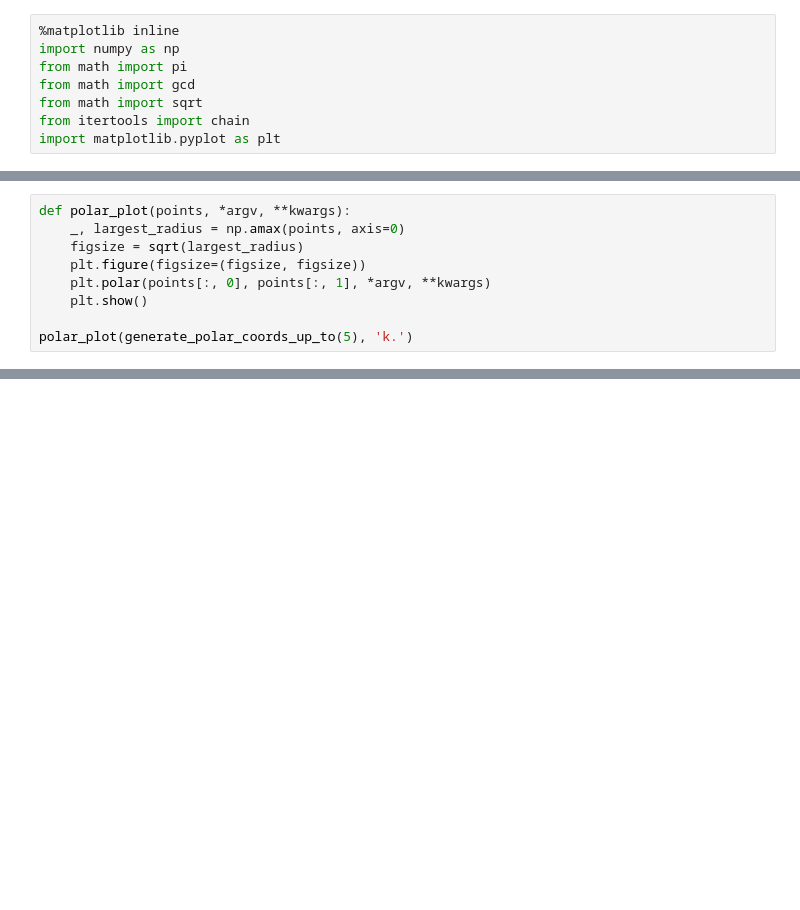
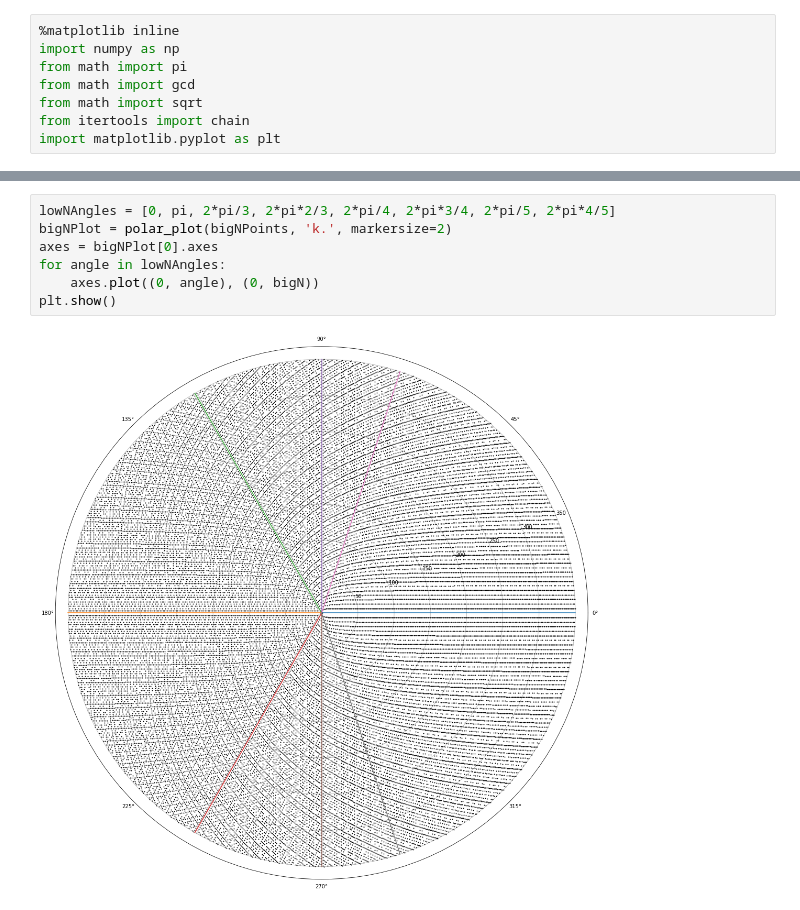
Before and after one commit to johnflavin/unique-fractions, a Jupyter notebook: Unique-Fractions.ipynb, the cells around one changed output, grey strips where cells are left out. Cells and saved outputs as stored; diff of their text form; blank space fills up the shorter version.

```diff
--- a/Unique-Fractions.ipynb
+++ b/Unique-Fractions.ipynb
@@ -71,9 +63,0 @@ print(generate_polar_coords_up_to(5))
-# %%
-def polar_plot(points, *argv, **kwargs):
-    _, largest_radius = np.amax(points, axis=0)
-    figsize = sqrt(largest_radius)
-    plt.figure(figsize=(figsize, figsize))
-    plt.polar(points[:, 0], points[:, 1], *argv, **kwargs)
-    plt.show()
-
-polar_plot(generate_polar_coords_up_to(5), 'k.')
@@ -85,0 +136,9 @@ polar_plot(generate_polar_coords_up_to(500), 'k.', markersize=2)
+# %%
+lowNAngles = [0, pi, 2*pi/3, 2*pi*2/3, 2*pi/4, 2*pi*3/4, 2*pi/5, 2*pi*4/5]
+bigNPlot = polar_plot(bigNPoints, 'k.', markersize=2)
+axes = bigNPlot[0].axes
+for angle in lowNAngles:
+    axes.plot((0, angle), (0, bigN))
+plt.show()
+# %% [output]
+[figure, added]
```
Also changed, not shown: parts of 19 cells of this notebook.
